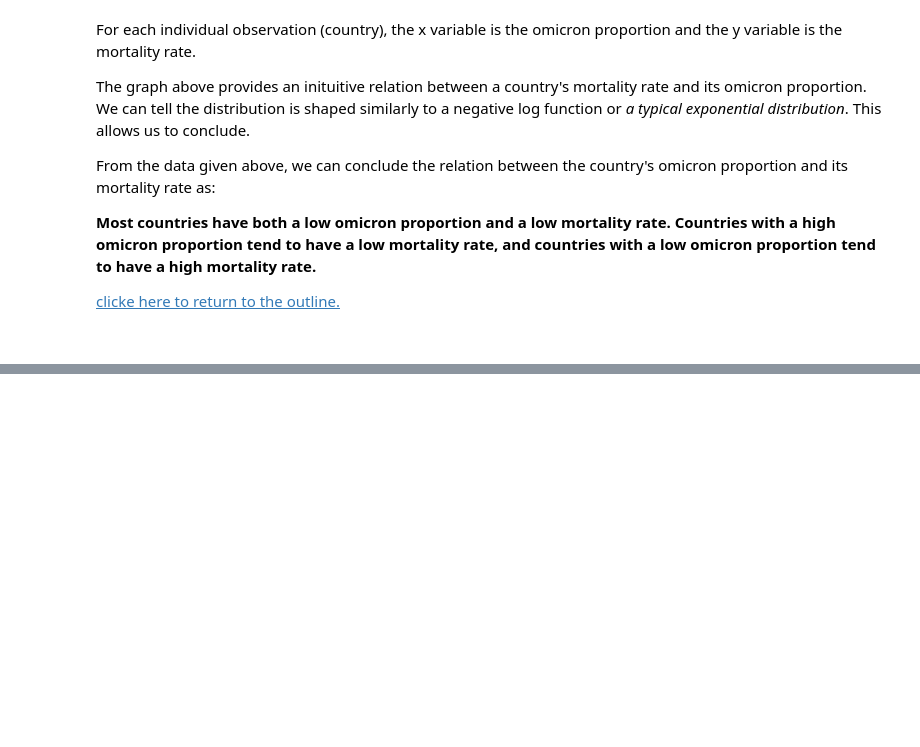
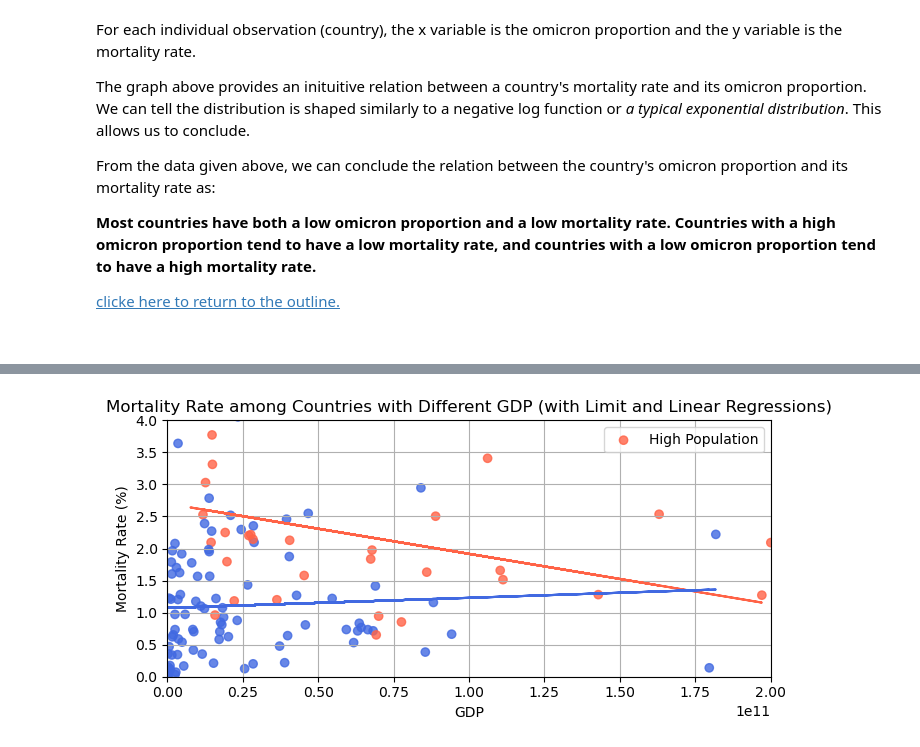
Before and after one commit to robinasaki/Analyzing-the-COVID-19-Mortality-Rate-with-respect-to-Different-Variables, a Jupyter notebook: Analyzing the COVID-19 Mortality Rate with respect to Different Variables.ipynb, the cells around one changed output, grey strips where cells are left out. Cells and saved outputs as stored; diff of their text form; code cells hidden in the pictures; blank space fills up the shorter version.

```diff
--- a/Analyzing the COVID-19 Mortality Rate with respect to Different Variables.ipynb
+++ b/Analyzing the COVID-19 Mortality Rate with respect to Different Variables.ipynb
@@ -821,0 +990,7 @@ From the data given above, we can conclude the relation between the country's om
+# %%
+# read the csv
+country_GDP = pd.read_csv('API_NY.GDP.MKTP.CD_DS2_en_csv_v2_4898871.csv', on_bad_lines='skip')
+
+# clean and merge
+country_GDP = country_GDP.loc[:,['Country Name', '2021']].dropna().rename({'Country Name':'Country', '2021':'GDP'},axis=1)
+country_MR_GDP = pd.merge(country_mortality_rate, country_GDP, on='Country', how='inner').dropna()
@@ -821,0 +1015,5 @@ From the data given above, we can conclude the relation between the country's om
+# %%
+# define the population standard
+df = country_mortality_rate.sort_values('Population', ascending=False).reset_index(drop=True).iloc[17:170-17,:].reset_index(drop=True)
+pop_standard = int(df['Population'].mean())
+print(pop_standard)
@@ -821,0 +1036,4 @@ From the data given above, we can conclude the relation between the country's om
+# %%
+# load data sets
+govt = pd.read_csv('Democracy-Dictatorship_Index.csv', on_bad_lines='skip')
+country_codes = pd.read_csv('wikipedia-iso-country-codes.csv', on_bad_lines='skip')
@@ -821,0 +1293,40 @@ From the data given above, we can conclude the relation between the country's om
+# %%
+# define population status for the entire data set
+for i in range(len(country_MR_GDP)):
+    if int(country_MR_GDP.loc[i,'Population']) >= pop_standard:
+        country_MR_GDP.loc[i, 'Population Status'] = 'High'
+    else:
+        country_MR_GDP.loc[i, 'Population Status'] = 'Low'
+
+# plotting
+fig, ax = plt.subplots()
+colors = ['tomato' if i=='High' else 'royalblue' for i in country_MR_GDP['Population Status']]
+plt.scatter(x=country_MR_GDP['GDP'], y=country_MR_GDP['Mortality Rate (%)'],color=colors,alpha=0.8)
+ax.grid(True)
+ax.set_ylabel('Mortality Rate (%)')
+ax.set_xlabel('GDP')
+ax.legend(['High Population'])
+
+# limits go here
+xlim = 200000000000
+ylim = 4
+ax.set_xlim(0,xlim)
+ax.set_ylim(0,ylim)
+
+# linear regreesion for high population
+df_high = country_MR_GDP[(country_MR_GDP['GDP']<=xlim) & (country_MR_GDP['Population Status']=='High')]
+coef_high = np.polyfit(df_high['GDP'],df_high['Mortality Rate (%)'],1)
+poly1d_fn_high = np.poly1d(coef_high)
+plt.plot(df_high['GDP'], poly1d_fn_high(df_high['GDP']), color = 'tomato')
+
+# linear regression for low population
+df_low = country_MR_GDP[(country_MR_GDP['GDP']<=xlim) & (country_MR_GDP['Population Status']=='Low')]
+coef_low = np.polyfit(df_low['GDP'],df_low['Mortality Rate (%)'],1)
+poly1d_fn_low = np.poly1d(coef_low)
+plt.plot(df_low['GDP'], poly1d_fn_low(df_low['GDP']), color = 'royalblue')
+
+# set title
+plt.title('Mortality Rate among Countries with Different GDP (with Limit and Linear Regressions)')
+plt.show()
+# %% [output]
+[figure, added]
```
Also changed, not shown: parts of 65 cells of this notebook.
